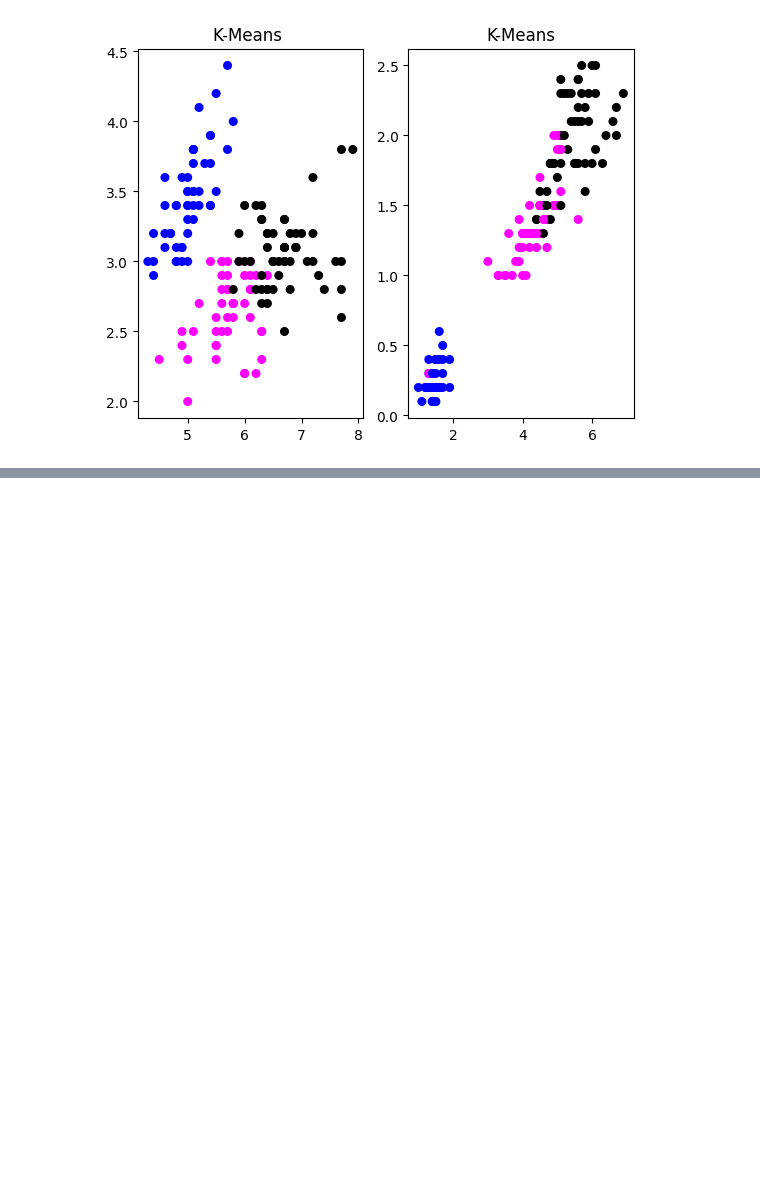
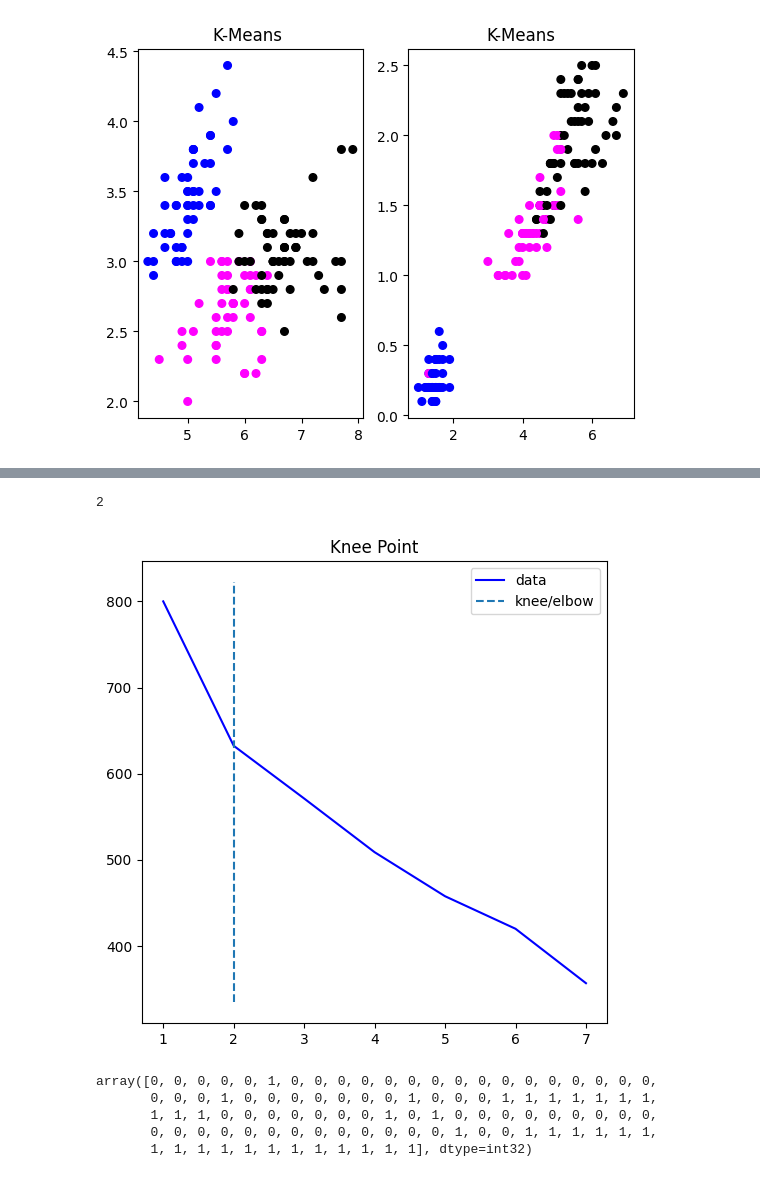
Before and after one commit to ewakelian/DX210-FINAL, a Jupyter notebook: dx210Final.ipynb, the cells around one changed output, grey strips where cells are left out. Drawn from its saved outputs; the diff is of its cells as text; code cells hidden in the pictures; blank space fills up the shorter version.

```diff
--- a/dx210Final.ipynb
+++ b/dx210Final.ipynb
@@ -614,0 +748,20 @@ Text(0.5, 1.0, 'K-Means')
+# %%
+kneedle = KneeLocator(range(1, 8), wcss,
+                      curve='convex',
+                      direction='decreasing')
+kneedle.elbow
+# %% [output]
+2
+# %%
+kneedle.plot_knee()
+# %% [output]
+[figure, added]
+# %%
+km = KMeans(n_clusters=2, random_state=0, max_iter=300, init='random')
+km.fit_predict(X)
+# %% [output]
+array([0, 0, 0, 0, 0, 1, 0, 0, 0, 0, 0, 0, 0, 0, 0, 0, 0, 0, 0, 0, 0, 0,
+       0, 0, 0, 1, 0, 0, 0, 0, 0, 0, 0, 1, 0, 0, 0, 1, 1, 1, 1, 1, 1, 1,
+       1, 1, 1, 0, 0, 0, 0, 0, 0, 0, 1, 0, 1, 0, 0, 0, 0, 0, 0, 0, 0, 0,
+       0, 0, 0, 0, 0, 0, 0, 0, 0, 0, 0, 0, 0, 1, 0, 0, 1, 1, 1, 1, 1, 1,
+       1, 1, 1, 1, 1, 1, 1, 1, 1, 1, 1, 1], dtype=int32)
```
Also changed, not shown: parts of 14 cells of this notebook.
